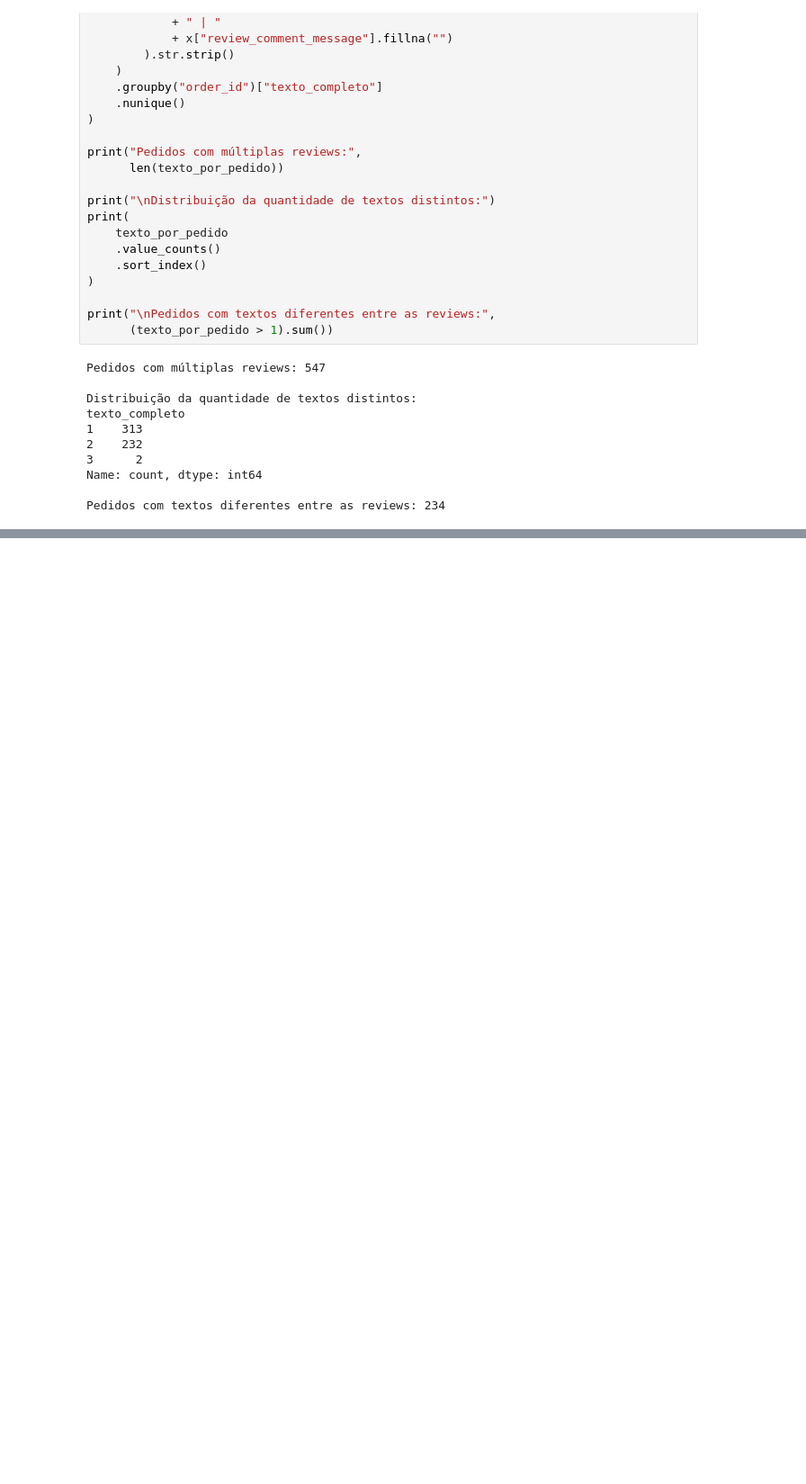
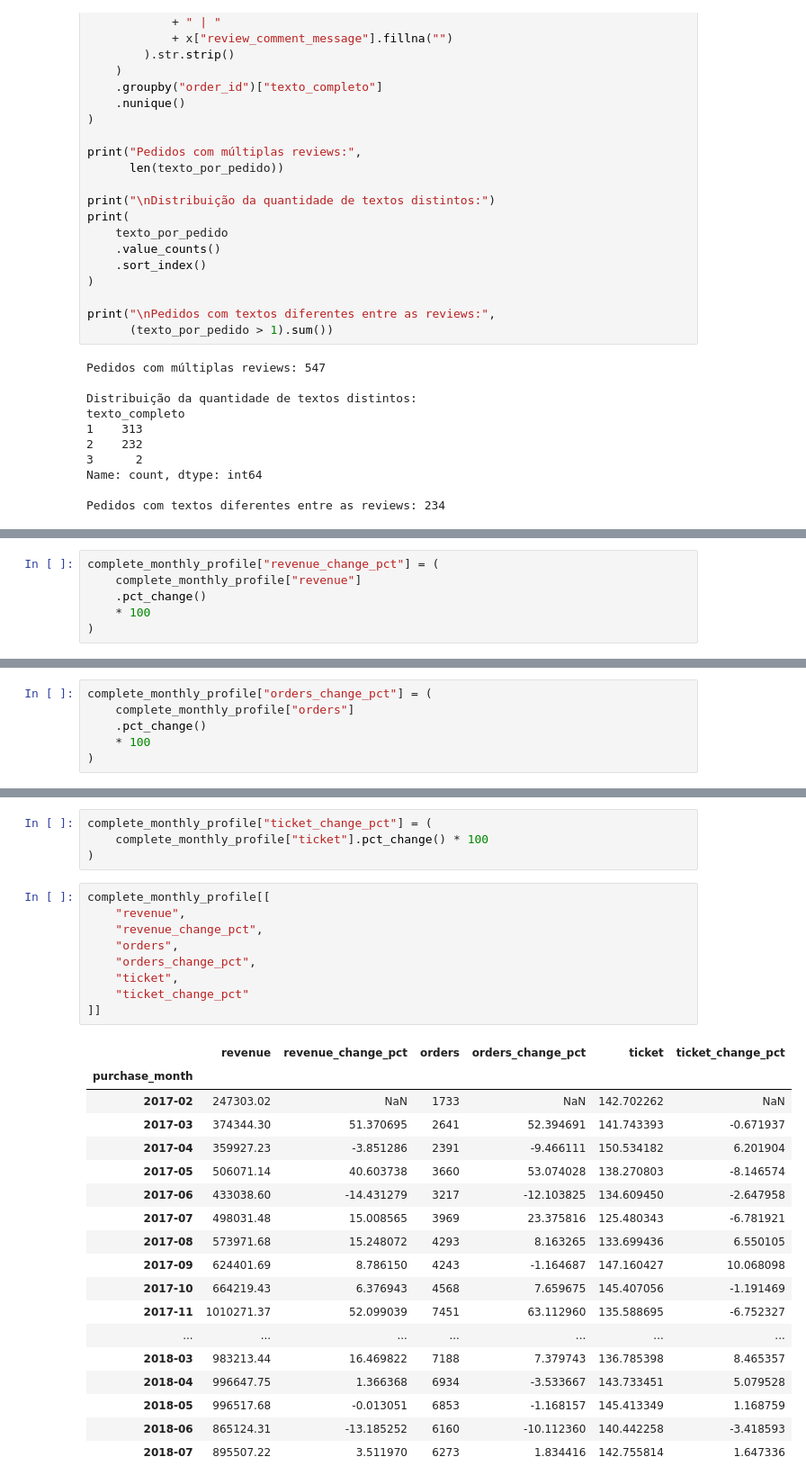
Before and after one commit to AgathaAlmeida7/case-01-queda-vendas, a Jupyter notebook: notebooks/01_data_profiling.ipynb, the cells around one changed output, grey strips where cells are left out. Shown at 90% size. Saved outputs shown, nothing was run; the diff lists cells and outputs as text; blank space fills up the shorter version.

```diff
--- a/notebooks/01_data_profiling.ipynb
+++ b/notebooks/01_data_profiling.ipynb
@@ -2136,0 +2553,6 @@ Pedidos com textos diferentes entre as reviews: 234
+# %%
+complete_monthly_profile["revenue_change_pct"] = (
+    complete_monthly_profile["revenue"]
+    .pct_change()
+    * 100
+)
@@ -2136,0 +2582,6 @@ Pedidos com textos diferentes entre as reviews: 234
+# %%
+complete_monthly_profile["orders_change_pct"] = (
+    complete_monthly_profile["orders"]
+    .pct_change()
+    * 100
+)
@@ -2136,0 +2614,32 @@ Pedidos com textos diferentes entre as reviews: 234
+# %%
+complete_monthly_profile["ticket_change_pct"] = (
+    complete_monthly_profile["ticket"].pct_change() * 100
+)
+# %%
+complete_monthly_profile[[
+    "revenue",
+    "revenue_change_pct",
+    "orders",
+    "orders_change_pct",
+    "ticket",
+    "ticket_change_pct"
+]]
+# %% [output]
+|  | revenue | revenue_change_pct | orders | orders_change_pct | ticket | ticket_change_pct |
+| purchase_month |  |  |  |  |  |  |
+| 2017-02 | 247303.02 | NaN | 1733 | NaN | 142.702262 | NaN |
+| 2017-03 | 374344.30 | 51.370695 | 2641 | 52.394691 | 141.743393 | -0.671937 |
+| 2017-04 | 359927.23 | -3.851286 | 2391 | -9.466111 | 150.534182 | 6.201904 |
+| 2017-05 | 506071.14 | 40.603738 | 3660 | 53.074028 | 138.270803 | -8.146574 |
+| 2017-06 | 433038.60 | -14.431279 | 3217 | -12.103825 | 134.609450 | -2.647958 |
+| 2017-07 | 498031.48 | 15.008565 | 3969 | 23.375816 | 125.480343 | -6.781921 |
+| 2017-08 | 573971.68 | 15.248072 | 4293 | 8.163265 | 133.699436 | 6.550105 |
+| 2017-09 | 624401.69 | 8.786150 | 4243 | -1.164687 | 147.160427 | 10.068098 |
+| 2017-10 | 664219.43 | 6.376943 | 4568 | 7.659675 | 145.407056 | -1.191469 |
+| 2017-11 | 1010271.37 | 52.099039 | 7451 | 63.112960 | 135.588695 | -6.752327 |
+| ... | ... | ... | ... | ... | ... | ... |
+| 2018-03 | 983213.44 | 16.469822 | 7188 | 7.379743 | 136.785398 | 8.465357 |
+| 2018-04 | 996647.75 | 1.366368 | 6934 | -3.533667 | 143.733451 | 5.079528 |
+| 2018-05 | 996517.68 | -0.013051 | 6853 | -1.168157 | 145.413349 | 1.168759 |
+| 2018-06 | 865124.31 | -13.185252 | 6160 | -10.112360 | 140.442258 | -3.418593 |
+| 2018-07 | 895507.22 | 3.511970 | 6273 | 1.834416 | 142.755814 | 1.647336 |
```
Also changed, not shown: parts of 86 cells of this notebook.
